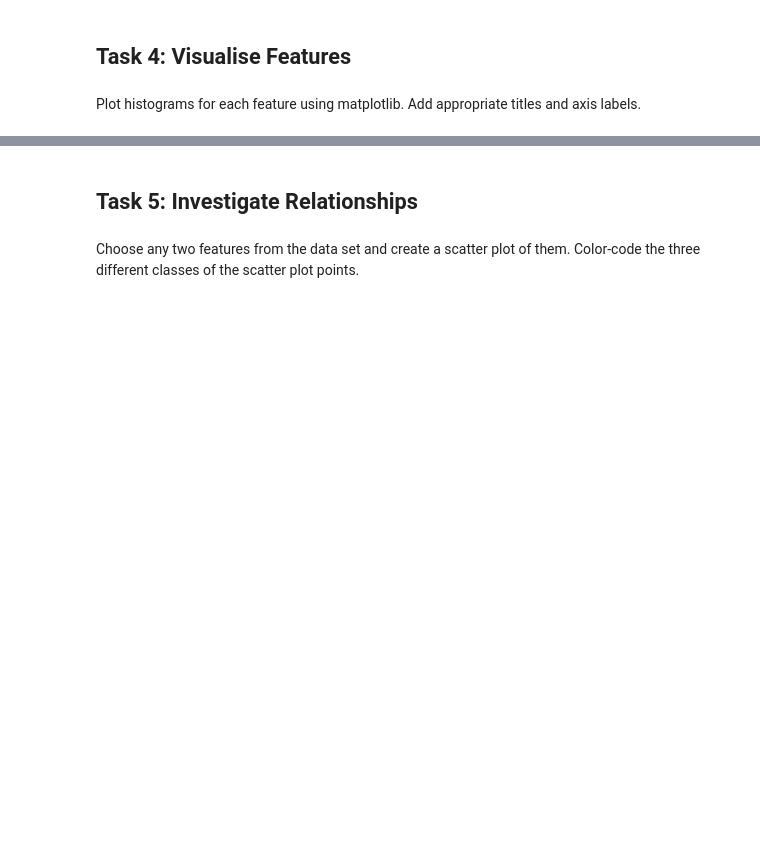
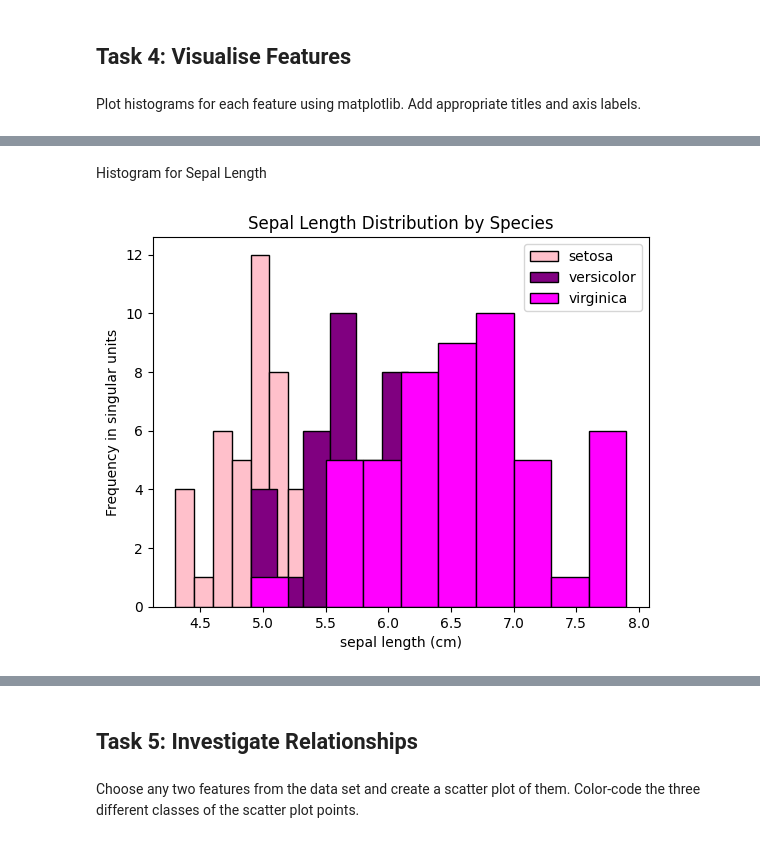
Before and after one commit to LindaN1104/principles_of_data_analytics, a Jupyter notebook: tasks.ipynb, the cells around one changed output, grey strips where cells are left out. Cells and saved outputs as stored; diff of their text form; code cells hidden in the pictures; blank space fills up the shorter version.

```diff
--- a/tasks.ipynb
+++ b/tasks.ipynb
@@ -59,0 +74,21 @@ Add appropriate titles and axis labels.
+# %%
+# Load Iris Dataset
+iris = datasets.load_iris()
+# %% [markdown]
+Histogram for Sepal Length
+# %%
+# Single histogram for sepal length (first feature)
+fig, ax = plt.subplots()
+colors = ['pink', 'purple', 'magenta']
+
+for label, color in zip(range(len(iris.target_names)), colors):
+    ax.hist(iris.data[iris.target == label, 0], label=iris.target_names[label],
+            color=color, edgecolor="black")  # Add black outline
+
+ax.set_xlabel(iris.feature_names[0])  # Sepal length
+ax.set_ylabel("Frequency in singular units")
+ax.set_title("Sepal Length Distribution by Species")
+ax.legend(loc='upper right')
+plt.show()
+# %% [output]
+[figure, added]
```
Also changed, not shown: parts of 18 cells of this notebook.
